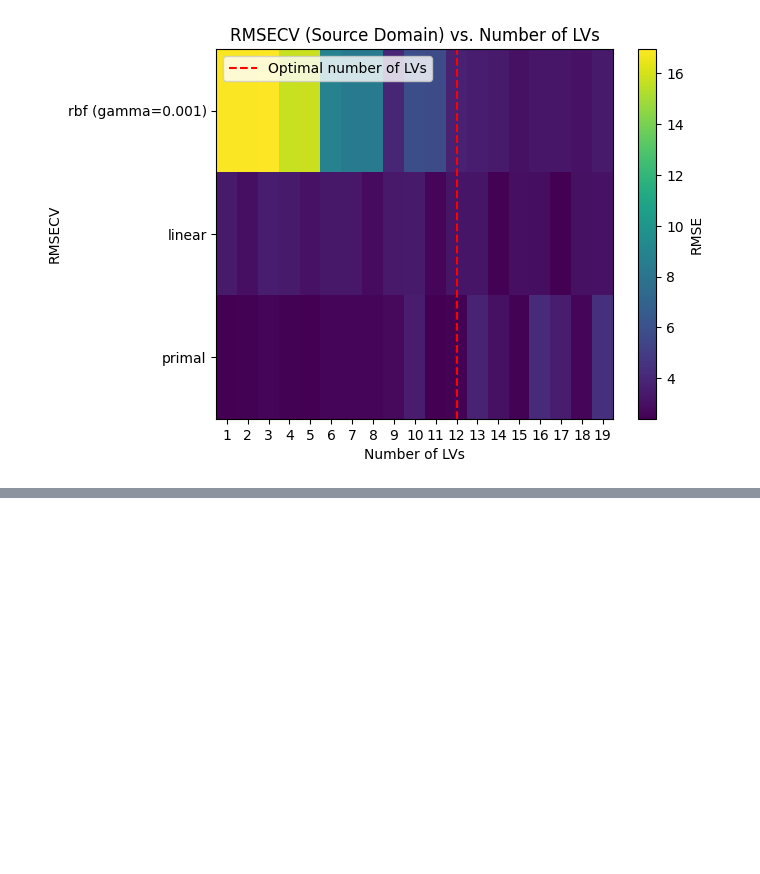
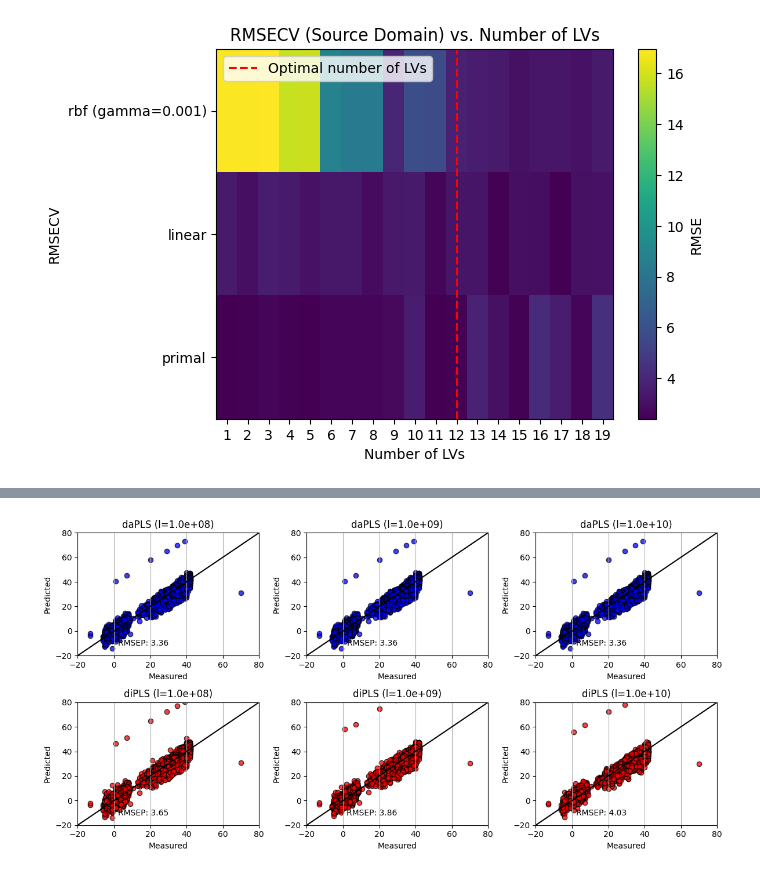
Before and after one commit to taozhangr/diPLSlib, a Jupyter notebook: notebooks/demo_daPLS.ipynb, the cells around one changed output, grey strips where cells are left out. Saved outputs shown, nothing was run; the diff lists cells and outputs as text; code cells hidden in the pictures; blank space fills up the shorter version.

```diff
--- a/notebooks/demo_daPLS.ipynb
+++ b/notebooks/demo_daPLS.ipynb
@@ -289,0 +311,47 @@ plt.errorbar(param_grid['l'], rmse, yerr=rmse_std, fmt='-o', mec='k', label='CV
+# %%
+# Regularization params diPLS and daPLS
+l_da = [1e8, 1e9, 1e10]
+l_di = [1e8, 1e9, 1e10]
+
+# Regression coefficients
+b_da = {}
+b_di = {}
+
+i = 0
+plt.figure(figsize=(12, 6))
+for i in range(3):
+    plt.subplot(2, 3, i+1)
+    m_da = kdapls(A=12, l=l_da[i], target_domain=0, kernel_params={'type': 'primal'})
+    m_da.fit(Xs, ys, Xs, Xt)
+    yhat_da = m_da.predict(Xt)
+    plt.scatter(yt, yhat_da, color='b', edgecolor='k', alpha=0.75)
+    ax = plt.gca()
+    ax.set_xlim([-20, 80])
+    ax.set_ylim([-20, 80])
+    ax.plot([0, 1], [0, 1], 'k', transform=ax.transAxes)
+    plt.xlabel('Measured')
+    plt.ylabel('Predicted')
+    plt.grid(axis='x')
+    plt.title(f"daPLS (l={l_da[i]:.1e})")
+    plt.text(0.5, 0.1, f"RMSEP: {r_mse(yhat_da.T, yt.T):.2f}", ha='right', va='center', transform=ax.transAxes)
+    b_da[l_da[i]] = m_da.coef_
+
+    plt.subplot(2, 3, i+4)
+    m_di = dipls(A=12, l=l_di[i])
+    m_di.fit(Xs, ys, Xs, Xt)
+    yhat_di = m_di.predict(Xt)
+    plt.scatter(yt, yhat_di, color='r', edgecolor='k', alpha=0.75)
+    ax = plt.gca()
+    ax.set_xlim([-20, 80])
+    ax.set_ylim([-20, 80])
+    ax.plot([0, 1], [0, 1], 'k', transform=ax.transAxes)
+    plt.xlabel('Measured')
+    plt.ylabel('Predicted')
+    plt.grid(axis='x')
+    plt.title(f"diPLS (l={l_di[i]:.1e})")
+    plt.text(0.5, 0.1, f"RMSEP: {r_mse(yhat_di.T, yt.T):.2f}", ha='right', va='center', transform=ax.transAxes)
+    b_di[l_di[i]] = m_di.b_
+
+plt.tight_layout()
+# %% [output]
+[figure, added]
```
Also changed, not shown: parts of 7 cells of this notebook, 2 other files.
